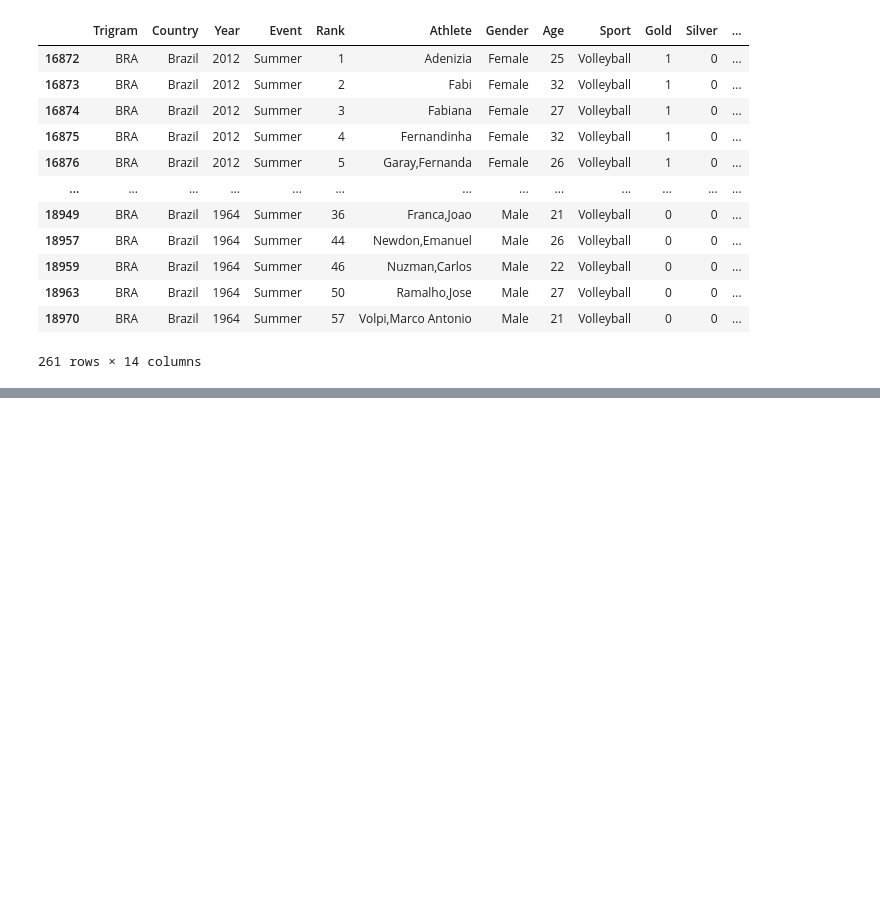
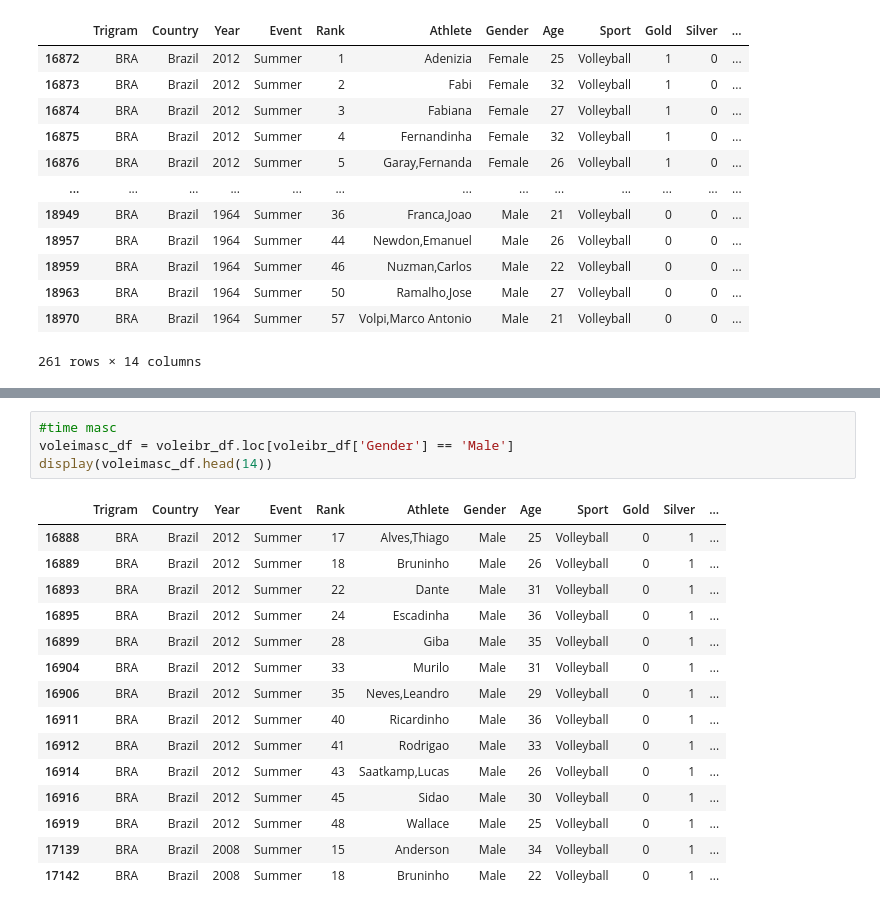
Before and after one commit to thayseps/CursodeExtensaoPythonPandas, a Jupyter notebook: projeto_final_olympics.ipynb, the cells around one changed output, grey strips where cells are left out. Saved outputs shown, nothing was run; the diff lists cells and outputs as text; blank space fills up the shorter version.

```diff
--- a/projeto_final_olympics.ipynb
+++ b/projeto_final_olympics.ipynb
@@ -80,0 +101,20 @@ display(voleibr_df)
+# %%
+#time masc
+voleimasc_df = voleibr_df.loc[voleibr_df['Gender'] == 'Male']
+display(voleimasc_df.head(14))
+# %% [output]
+|  | Trigram | Country | Year | Event | Rank | Athlete | Gender | Age | Sport | Gold | Silver | ... |
+| 16888 | BRA | Brazil | 2012 | Summer | 17 | Alves,Thiago | Male | 25 | Volleyball | 0 | 1 | ... |
+| 16889 | BRA | Brazil | 2012 | Summer | 18 | Bruninho | Male | 26 | Volleyball | 0 | 1 | ... |
+| 16893 | BRA | Brazil | 2012 | Summer | 22 | Dante | Male | 31 | Volleyball | 0 | 1 | ... |
+| 16895 | BRA | Brazil | 2012 | Summer | 24 | Escadinha | Male | 36 | Volleyball | 0 | 1 | ... |
+| 16899 | BRA | Brazil | 2012 | Summer | 28 | Giba | Male | 35 | Volleyball | 0 | 1 | ... |
+| 16904 | BRA | Brazil | 2012 | Summer | 33 | Murilo | Male | 31 | Volleyball | 0 | 1 | ... |
+| 16906 | BRA | Brazil | 2012 | Summer | 35 | Neves,Leandro | Male | 29 | Volleyball | 0 | 1 | ... |
+| 16911 | BRA | Brazil | 2012 | Summer | 40 | Ricardinho | Male | 36 | Volleyball | 0 | 1 | ... |
+| 16912 | BRA | Brazil | 2012 | Summer | 41 | Rodrigao | Male | 33 | Volleyball | 0 | 1 | ... |
+| 16914 | BRA | Brazil | 2012 | Summer | 43 | Saatkamp,Lucas | Male | 26 | Volleyball | 0 | 1 | ... |
+| 16916 | BRA | Brazil | 2012 | Summer | 45 | Sidao | Male | 30 | Volleyball | 0 | 1 | ... |
+| 16919 | BRA | Brazil | 2012 | Summer | 48 | Wallace | Male | 25 | Volleyball | 0 | 1 | ... |
+| 17139 | BRA | Brazil | 2008 | Summer | 15 | Anderson | Male | 34 | Volleyball | 0 | 1 | ... |
+| 17142 | BRA | Brazil | 2008 | Summer | 18 | Bruninho | Male | 22 | Volleyball | 0 | 1 | ... |
```
Also changed, not shown: parts of 1 cell of this notebook.
